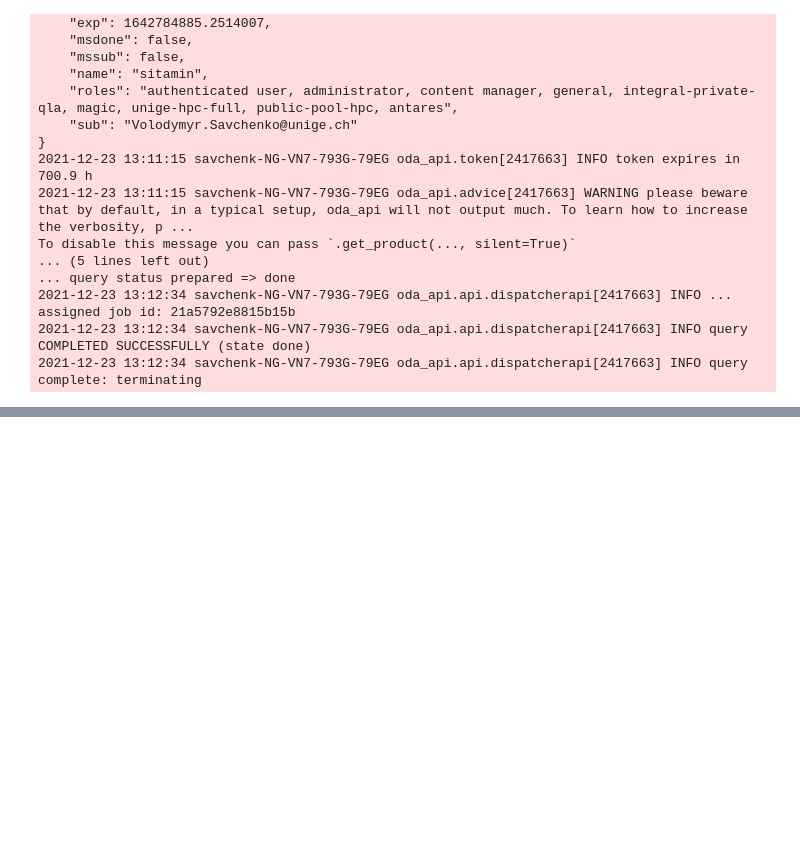
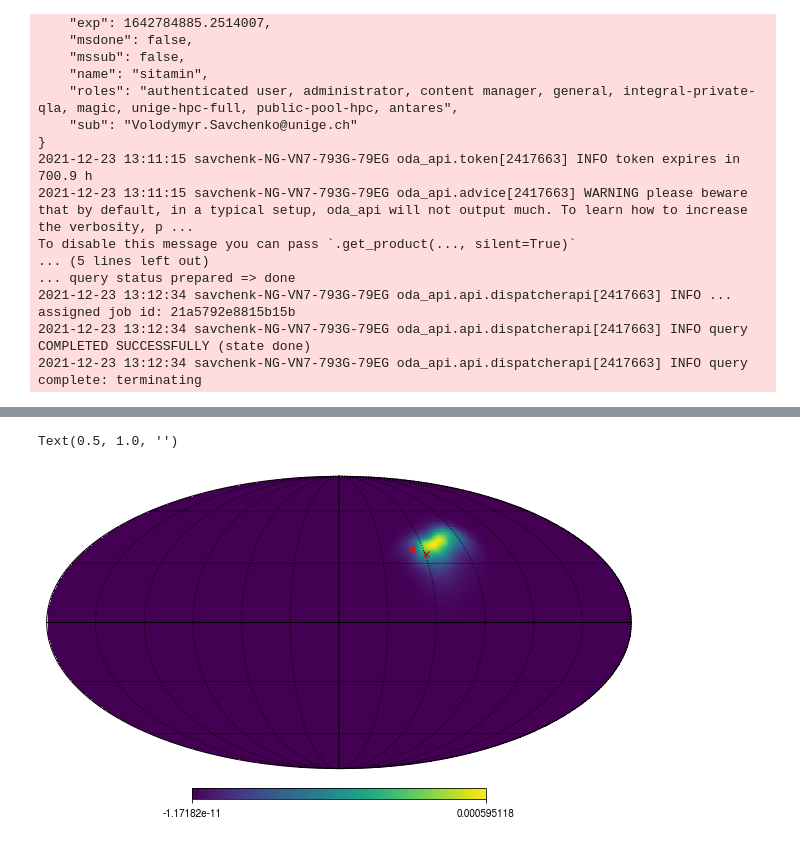
Before and after one commit to volodymyrss/isgri-colocalization, a Jupyter notebook: isgri-coloc.ipynb, the cells around one changed output, grey strips where cells are left out. Saved outputs shown, nothing was run; the diff lists cells and outputs as text; code cells hidden in the pictures; blank space fills up the shorter version.

```diff
--- a/isgri-coloc.ipynb
+++ b/isgri-coloc.ipynb
@@ -220,0 +222,20 @@ Text(0.5, 1.0, '2021-12-23T07:28:15 - 08:26:15')
+# %%
+healpy.mollview(mp)
+healpy.graticule()
+
+
+for l in catalog:
+    # (o_i, o_j), = isgri_image_wcs.all_world2pix([[l['ra'], l['dec']]], 0)
+    # if o_i>0 and o_i<400 and o_j>0 and o_j<400:
+    #     plt.text(o_i, o_j - 10, l['src_names'], size=20, color='r')
+        # plt.scatter(o_i, o_j, color='r', marker='x', alpha=0.6, s=100)
+    healpy.projscatter(
+        l['ra'],
+        l['dec'],
+        lonlat=True,
+        c='r',
+        marker='x'
+    )
+
+plt.title("")
+# %% [output]
@@ -220,0 +245,2 @@ Text(0.5, 1.0, '2021-12-23T07:28:15 - 08:26:15')
+Text(0.5, 1.0, '')
+[figure, added]
```
Also changed, not shown: parts of 4 cells of this notebook.
